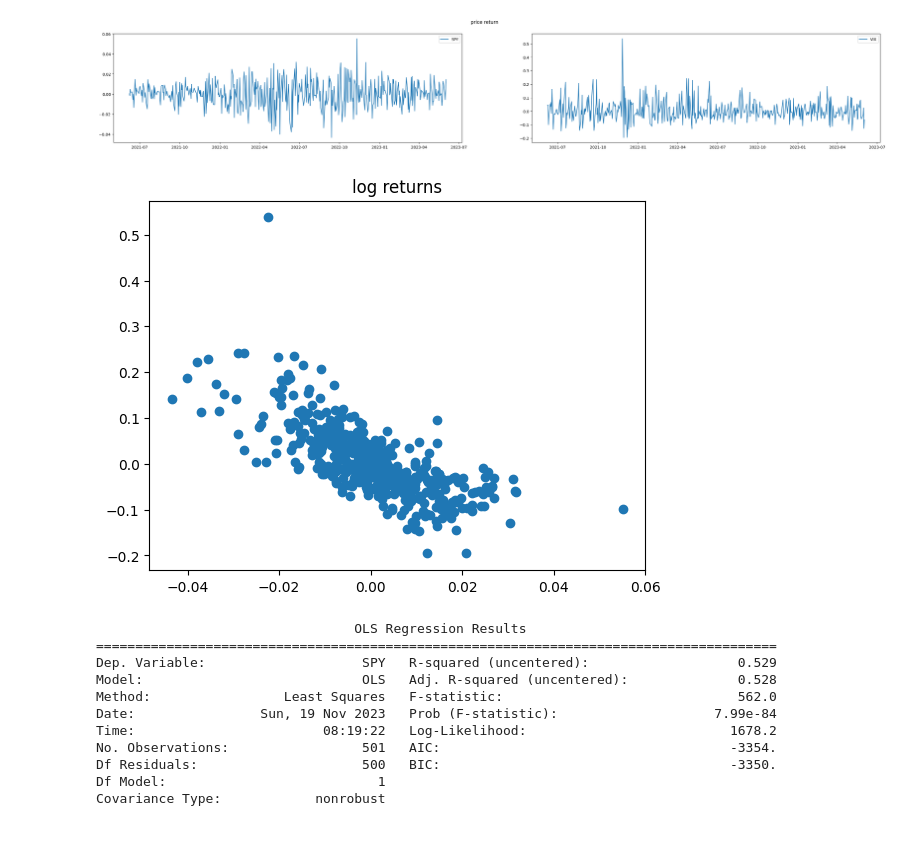
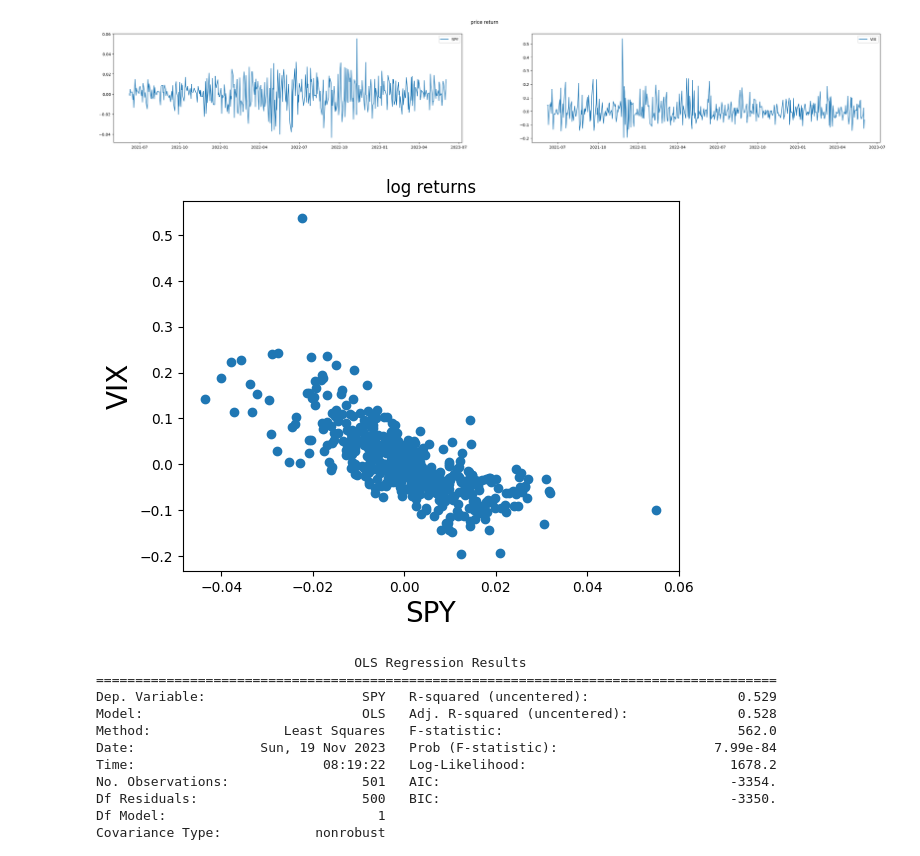
Before and after one commit to raymondkl92/wqu_capstone_vxx, a Jupyter notebook: Capstone_P.ipynb, the cells around one changed output. Drawn from its saved outputs; the diff is of its cells as text; code cells hidden in the pictures.

```diff
--- a/Capstone_P.ipynb
+++ b/Capstone_P.ipynb
@@ -123,9 +123,11 @@ ax2.legend(loc = 'best')
 # %%
 plt.scatter(spy_returns, vix_returns)
 plt.title('log returns')
+plt.xlabel('SPY', fontsize=20)
+plt.ylabel('VIX', fontsize=20)
 plt.show()
 # %% [output]
-[figure, old version]
+[figure, new version]
 # %%
 import statsmodels.api as sm
 model = sm.OLS(spy_returns, vix_returns)
```
Also changed, not shown: parts of 29 cells of this notebook.
